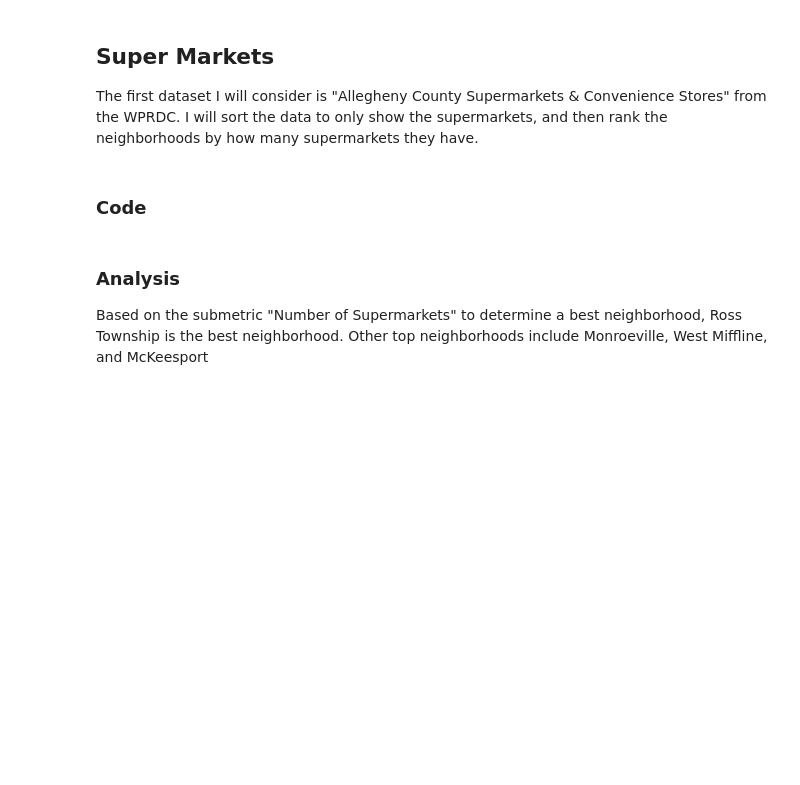
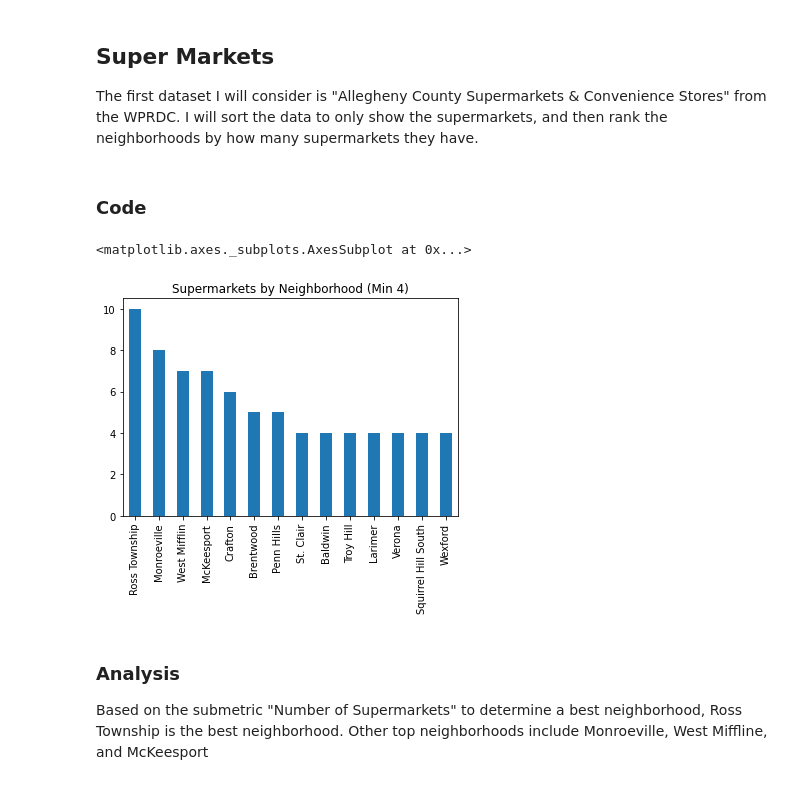
Before and after one commit to Adam9488/0010Final, a Jupyter notebook: FInal-Project.ipynb, the cells around one changed output. Cells and saved outputs as stored; diff of their text form; code cells hidden in the pictures; blank space fills up the shorter version.

```diff
--- a/FInal-Project.ipynb
+++ b/FInal-Project.ipynb
@@ -17,34 +17,37 @@ The first dataset I will consider is "Allegheny County Supermarkets & Convenienc
 # %%
 ### Setup
 import pandas as pd
 sm = pd.read_csv("supermarkets.csv")
 
 ### Filtering Supermarkets
 query_mask=sm["Category"]=="Supermarket"
 sm=sm[query_mask]
 
 ### Mutating the best zipcodes to their corresponding neighborhood name
 sm['Zip']=sm['Zip'].replace([15237],["Ross Township"])
 sm['Zip']=sm['Zip'].replace([15146],["Monroeville"])
 sm['Zip']=sm['Zip'].replace([15122],["West Mifflin"])
 sm['Zip']=sm['Zip'].replace([15131],["McKeesport"])
 sm['Zip']=sm['Zip'].replace([15132],["McKeesport"])
 sm['Zip']=sm['Zip'].replace([15205],["Crafton"])
 sm['Zip']=sm['Zip'].replace([15227],["Brentwood"])
 sm['Zip']=sm['Zip'].replace([15235],["Penn Hills"])
 sm['Zip']=sm['Zip'].replace([15210],["St. Clair"])
 sm['Zip']=sm['Zip'].replace([15236],["Baldwin"])
 sm['Zip']=sm['Zip'].replace([15222],["Troy Hill"])
 sm['Zip']=sm['Zip'].replace([15206],["Larimer"])
 sm['Zip']=sm['Zip'].replace([15147],["Verona"])
 sm['Zip']=sm['Zip'].replace([15217],["Squirrel Hill South"])
 sm['Zip']=sm['Zip'].replace([15090],["Wexford"])
-counts=counts.replace([15090],["Wexford"])
+
 
 ### Reorganzing "Best" data and plotting
 counts = sm["Zip"].value_counts()
 best=sm["Zip"].value_counts()>3
 counts[best].plot.bar(title='Supermarkets by Neighborhood (Min 4)')
+# %% [output]
+<matplotlib.axes._subplots.AxesSubplot at 0x...>
+[figure, added]
 # %% [markdown]
 ### Analysis
 
```
Also changed, not shown: parts of 1 cell of this notebook.
